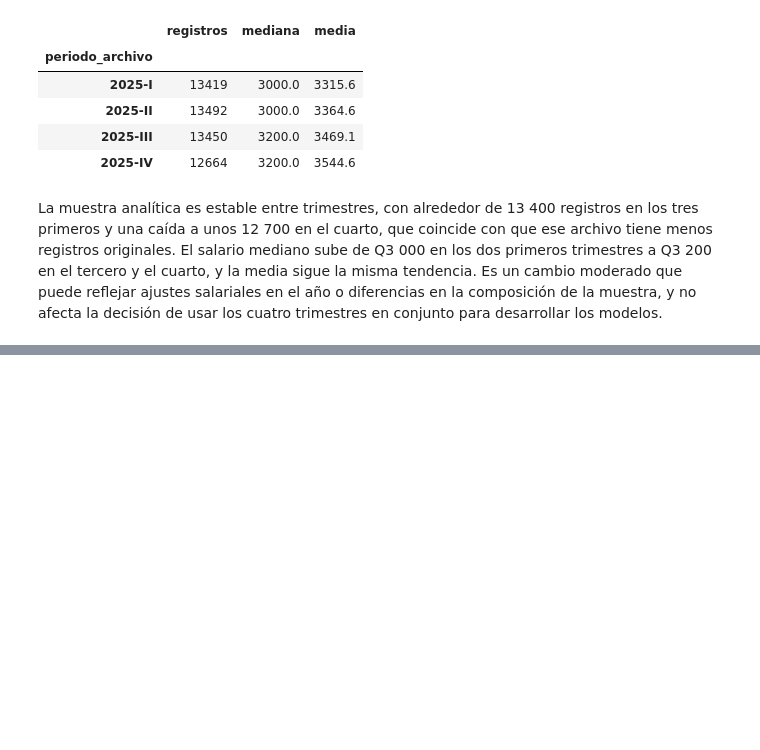
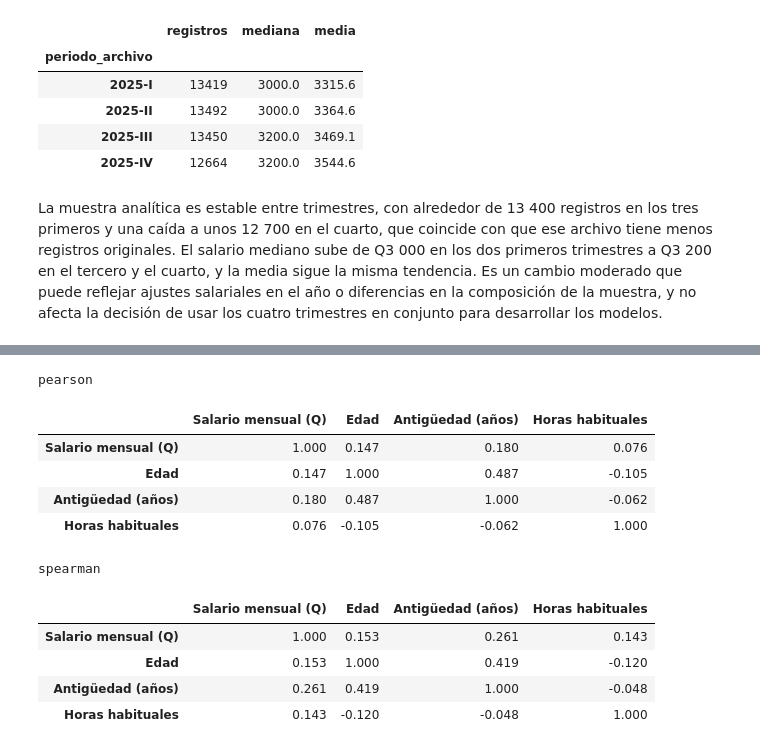
Before and after one commit to Fercho1118/Lab7_DS, a Jupyter notebook: notebooks/lab7.ipynb, the cells around one changed output, grey strips where cells are left out. Drawn from its saved outputs; the diff is of its cells as text; code cells hidden in the pictures; blank space fills up the shorter version.

```diff
--- a/notebooks/lab7.ipynb
+++ b/notebooks/lab7.ipynb
@@ -680,0 +697,30 @@ modelos.
+# %%
+from pyspark.ml.feature import VectorAssembler
+from pyspark.ml.stat import Correlation
+
+NUM_CORR = list(VARS)
+ETIQ_CORR = [VARS[c] for c in NUM_CORR]
+vec_num = (VectorAssembler(inputCols=NUM_CORR, outputCol="vars_num")
+           .transform(eneic_2025).select("vars_num"))
+
+corr = {}
+for metodo in ["pearson", "spearman"]:
+    matriz = Correlation.corr(vec_num, "vars_num", metodo).first()[0].toArray()
+    corr[metodo] = pd.DataFrame(matriz, index=ETIQ_CORR, columns=ETIQ_CORR)
+
+for metodo, tabla in corr.items():
+    print(metodo)
+    display(tabla.round(3))
+# %% [output]
+pearson
+|  | Salario mensual (Q) | Edad | Antigüedad (años) | Horas habituales |
+| Salario mensual (Q) | 1.000 | 0.147 | 0.180 | 0.076 |
+| Edad | 0.147 | 1.000 | 0.487 | -0.105 |
+| Antigüedad (años) | 0.180 | 0.487 | 1.000 | -0.062 |
+| Horas habituales | 0.076 | -0.105 | -0.062 | 1.000 |
+spearman
+|  | Salario mensual (Q) | Edad | Antigüedad (años) | Horas habituales |
+| Salario mensual (Q) | 1.000 | 0.153 | 0.261 | 0.143 |
+| Edad | 0.153 | 1.000 | 0.419 | -0.120 |
+| Antigüedad (años) | 0.261 | 0.419 | 1.000 | -0.048 |
+| Horas habituales | 0.143 | -0.120 | -0.048 | 1.000 |
```
Also changed, not shown: parts of 6 cells of this notebook.
